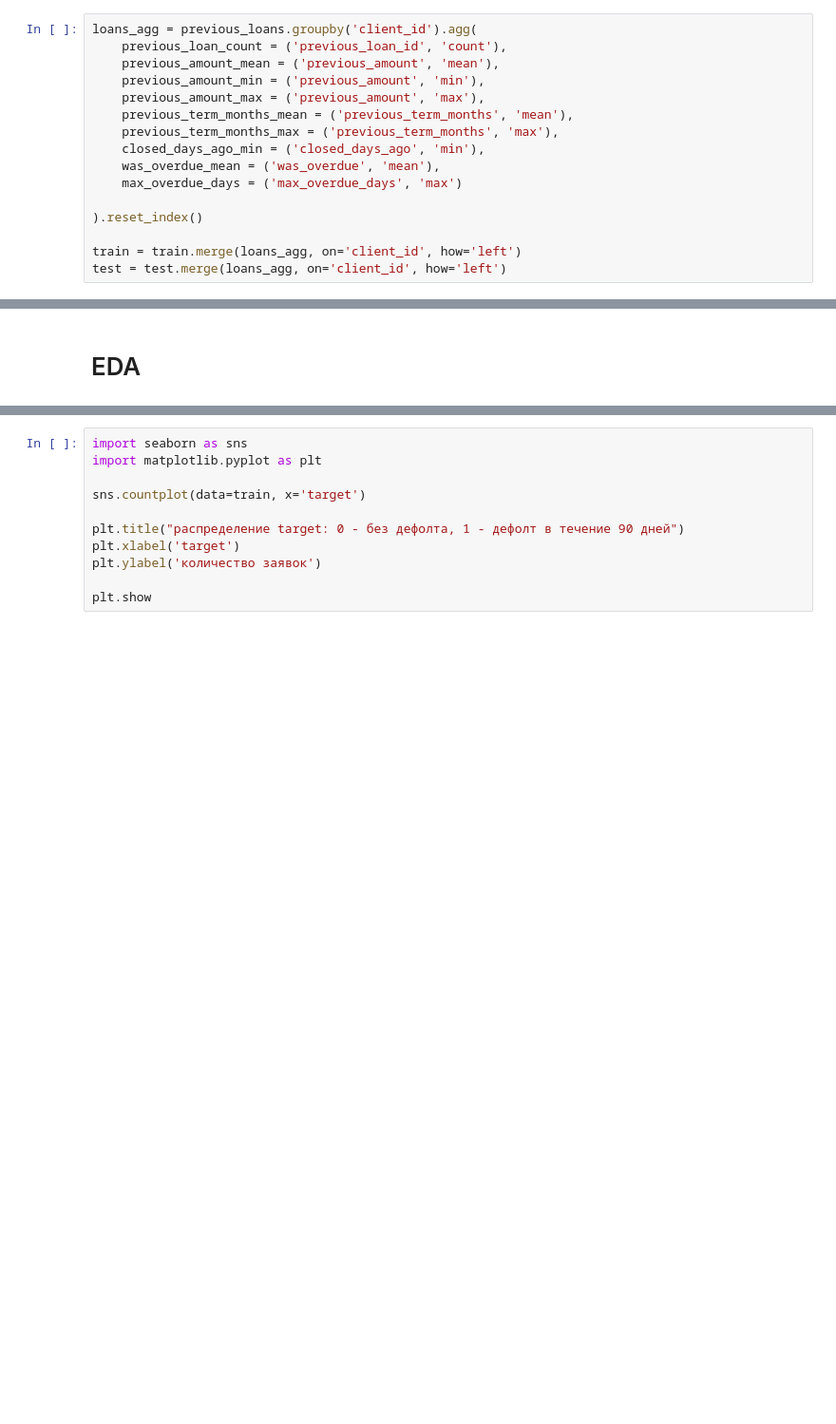
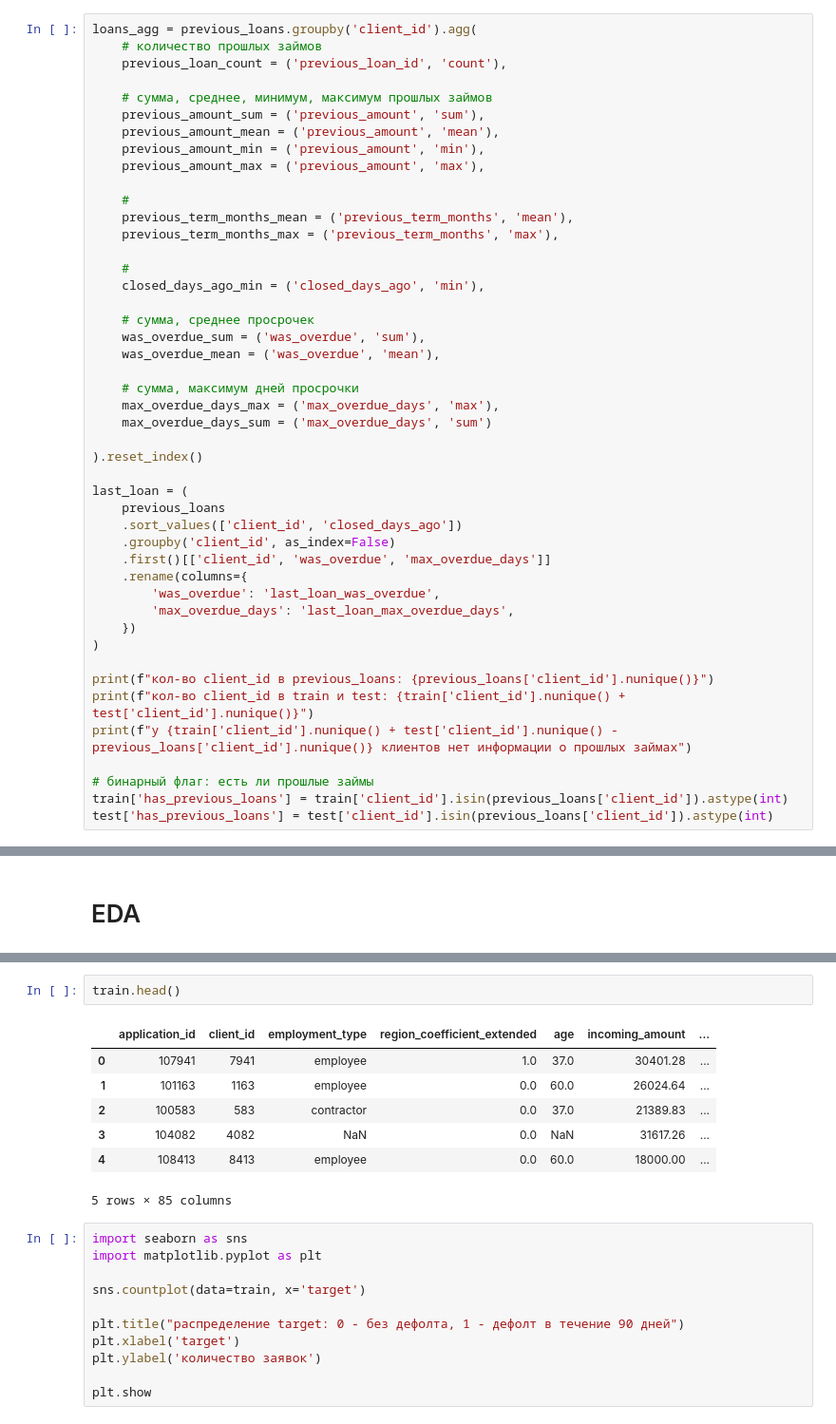
Before and after one commit to Polemarh/credit_scoring_ml, a Jupyter notebook: simple_baseline.ipynb, the cells around one changed output, grey strips where cells are left out. Shown at 95% size. Cells and saved outputs as stored; diff of their text form; blank space fills up the shorter version.

```diff
--- a/simple_baseline.ipynb
+++ b/simple_baseline.ipynb
@@ -205,16 +341,46 @@ test['has_bureau'] = test['client_id'].isin(bureau['client_id']).astype(int)
 # %%
 loans_agg = previous_loans.groupby('client_id').agg(
+    # количество прошлых займов
     previous_loan_count = ('previous_loan_id', 'count'),
+
+    # сумма, среднее, минимум, максимум прошлых займов
+    previous_amount_sum = ('previous_amount', 'sum'),
     previous_amount_mean = ('previous_amount', 'mean'),
     previous_amount_min = ('previous_amount', 'min'),
     previous_amount_max = ('previous_amount', 'max'),
+
+    #
     previous_term_months_mean = ('previous_term_months', 'mean'),
     previous_term_months_max = ('previous_term_months', 'max'),
+
+    #
     closed_days_ago_min = ('closed_days_ago', 'min'),
+
+    # сумма, среднее просрочек
+    was_overdue_sum = ('was_overdue', 'sum'),
     was_overdue_mean = ('was_overdue', 'mean'),
-    max_overdue_days = ('max_overdue_days', 'max')
+
+    # сумма, максимум дней просрочки
+    max_overdue_days_max = ('max_overdue_days', 'max'),
+    max_overdue_days_sum = ('max_overdue_days', 'sum')
 
 ).reset_index()
 
-train = train.merge(loans_agg, on='client_id', how='left')
-test = test.merge(loans_agg, on='client_id', how='left')
+last_loan = (
+    previous_loans
+    .sort_values(['client_id', 'closed_days_ago'])
+    .groupby('client_id', as_index=False)
+    .first()[['client_id', 'was_overdue', 'max_overdue_days']]
+    .rename(columns={
+        'was_overdue': 'last_loan_was_overdue',
+        'max_overdue_days': 'last_loan_max_overdue_days',
+    })
+)
+
+print(f"кол-во client_id в previous_loans: {previous_loans['client_id'].nunique()}")
+print(f"кол-во client_id в train и test: {train['client_id'].nunique() + test['client_id'].nunique()}")
+print(f"у {train['client_id'].nunique() + test['client_id'].nunique() - previous_loans['client_id'].nunique()} клиентов нет информации о прошлых займах")
+
+# бинарный флаг: есть ли прошлые займы
+train['has_previous_loans'] = train['client_id'].isin(previous_loans['client_id']).astype(int)
+test['has_previous_loans'] = test['client_id'].isin(previous_loans['client_id']).astype(int)
@@ -281,3 +400,13 @@ def visualization(data, x, target):
+# %%
+train.head()
+# %% [output]
+|  | application_id | client_id | employment_type | region_coefficient_extended | age | incoming_amount | ... |
+| 0 | 107941 | 7941 | employee | 1.0 | 37.0 | 30401.28 | ... |
+| 1 | 101163 | 1163 | employee | 0.0 | 60.0 | 26024.64 | ... |
+| 2 | 100583 | 583 | contractor | 0.0 | 37.0 | 21389.83 | ... |
+| 3 | 104082 | 4082 | NaN | 0.0 | NaN | 31617.26 | ... |
+| 4 | 108413 | 8413 | employee | 0.0 | 60.0 | 18000.00 | ... |
+5 rows × 85 columns
 # %%
 import seaborn as sns
 import matplotlib.pyplot as plt
```
Also changed, not shown: parts of 68 cells of this notebook.
